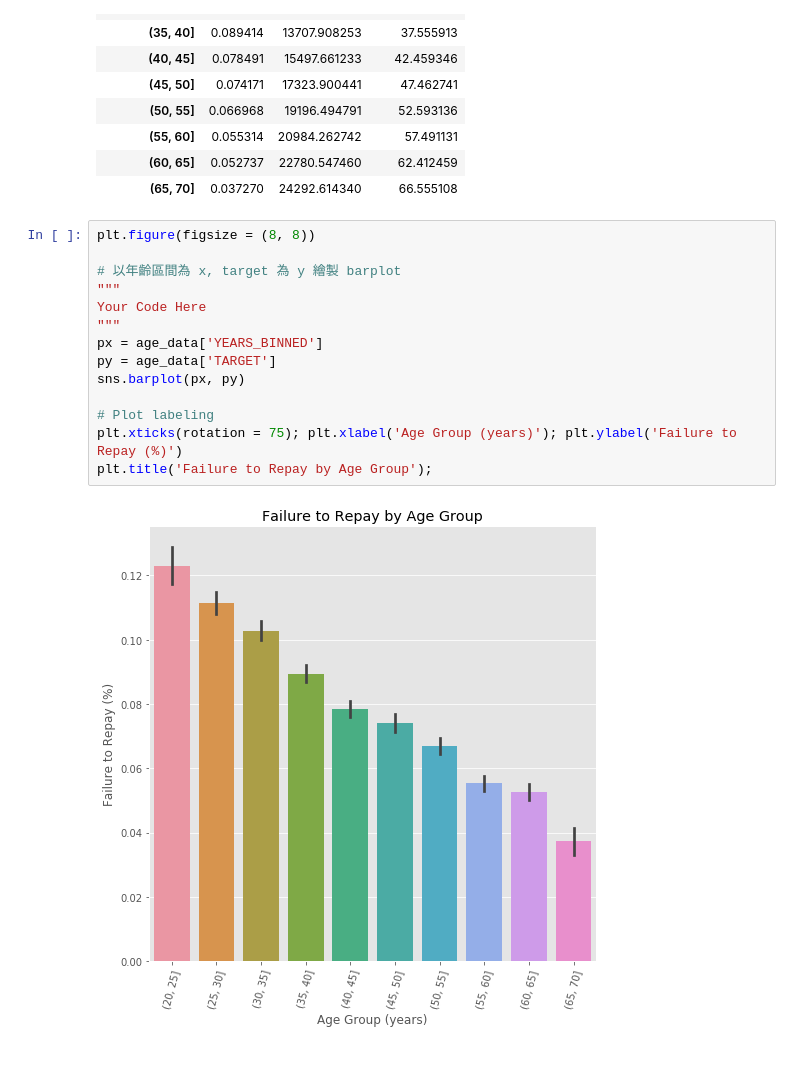
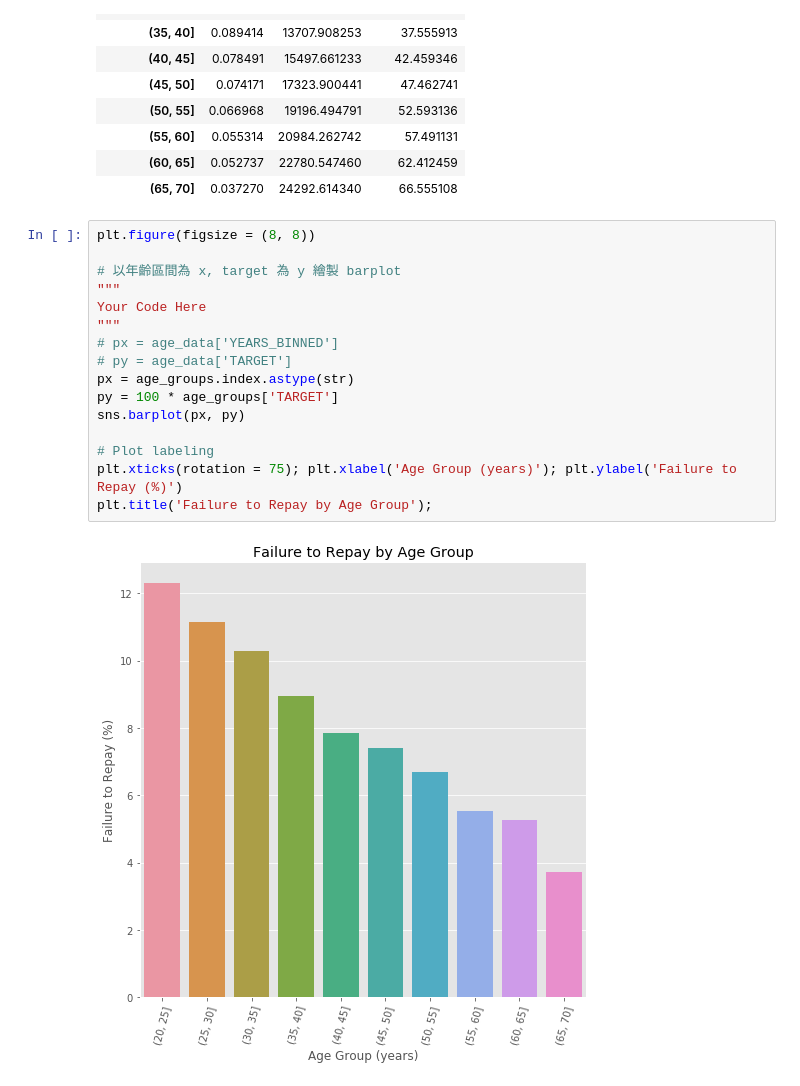
Before and after one commit to NienfengYao/ML100-Days, a Jupyter notebook: homework/Day_011_HW.ipynb, the cells around one changed output. Cells and saved outputs as stored; diff of their text form.

```diff
--- a/homework/Day_011_HW.ipynb
+++ b/homework/Day_011_HW.ipynb
@@ -126,16 +127,18 @@ age_groups
 # %%
 plt.figure(figsize = (8, 8))
 
 # 以年齡區間為 x, target 為 y 繪製 barplot
 """
 Your Code Here
 """
-px = age_data['YEARS_BINNED']
-py = age_data['TARGET']
+# px = age_data['YEARS_BINNED']
+# py = age_data['TARGET']
+px = age_groups.index.astype(str)
+py = 100 * age_groups['TARGET']
 sns.barplot(px, py)
 
 # Plot labeling
 plt.xticks(rotation = 75); plt.xlabel('Age Group (years)'); plt.ylabel('Failure to Repay (%)')
 plt.title('Failure to Repay by Age Group');
 # %% [output]
-[figure, old version]
+[figure, new version]
```
Also changed, not shown: parts of 1 cell of this notebook.
